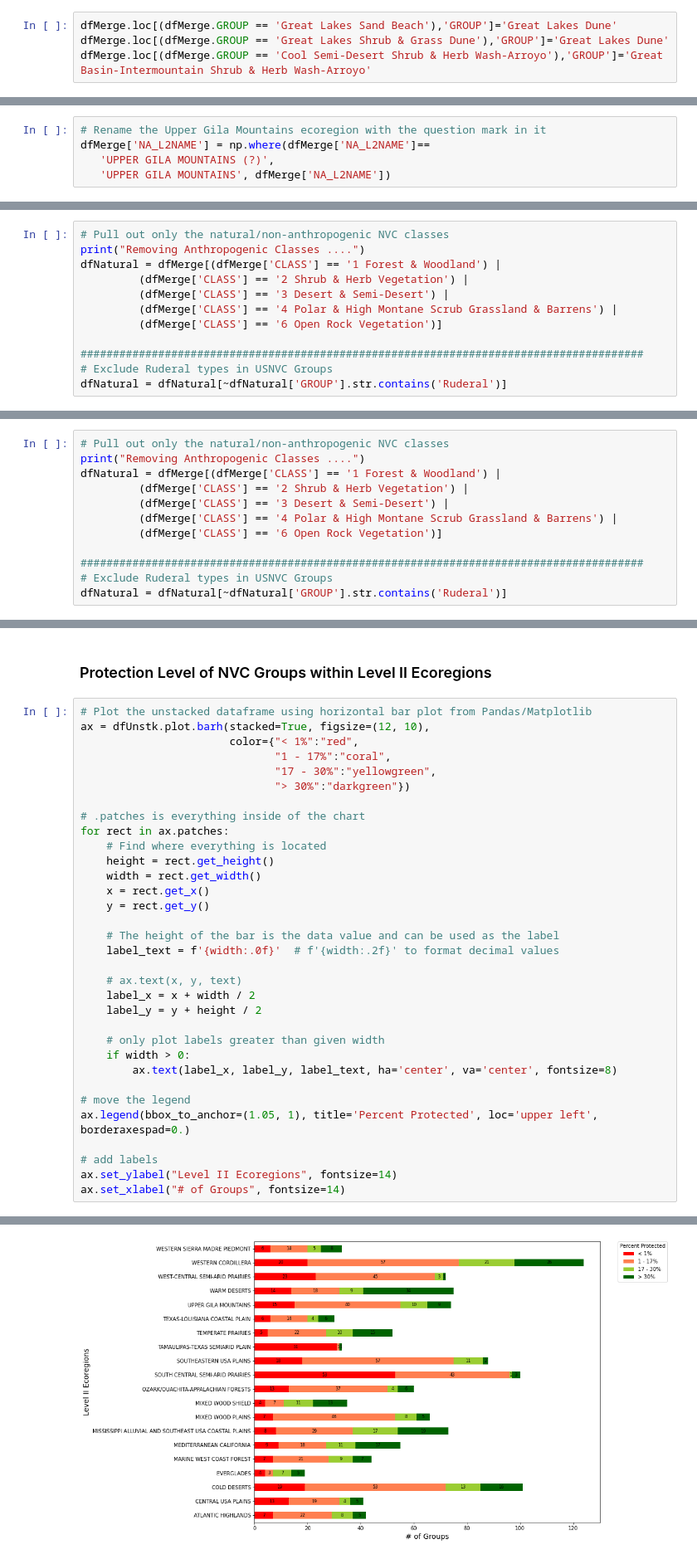
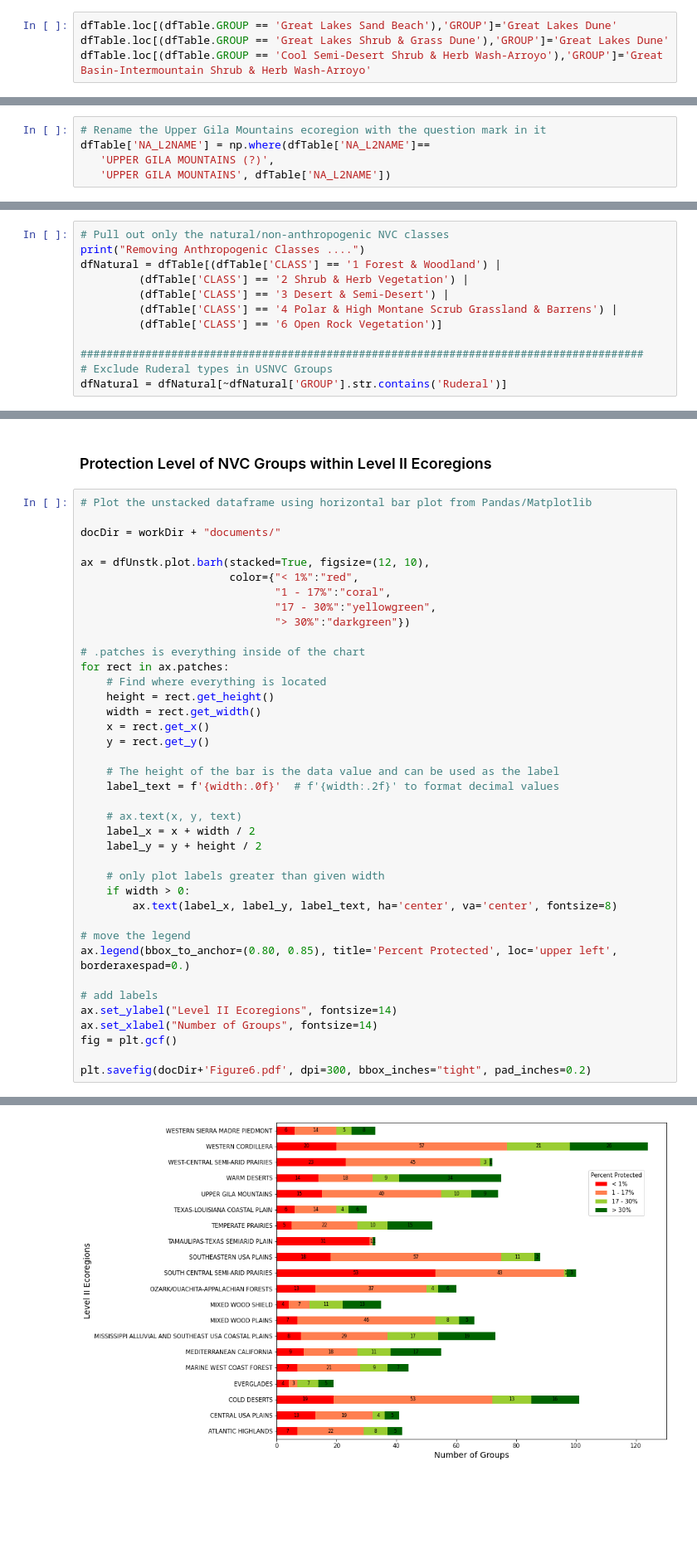
Before and after one commit to mjrubino/USNVC-Analyes, a Jupyter notebook: USNVC Protection Analyses v3.ipynb, the cells around one changed output, grey strips where cells are left out. Shown at 83% size. Saved outputs shown, nothing was run; the diff lists cells and outputs as text; blank space fills up the shorter version.

```diff
--- a/USNVC Protection Analyses v3.ipynb
+++ b/USNVC Protection Analyses v3.ipynb
@@ -200,9 +180,9 @@ dfMerge
 * Great Lakes Sand Beach and Great Lakes Shrub & Grass Dune become ==> Great Lakes Dune
 * Cool Semi-Desert Shrub & Herb Wash-Arroyo becomes ==> Great Basin-Intermountain Shrub & Herb Wash-Arroyo
 # %%
-dfMerge.loc[(dfMerge.GROUP == 'Great Lakes Sand Beach'),'GROUP']='Great Lakes Dune'
-dfMerge.loc[(dfMerge.GROUP == 'Great Lakes Shrub & Grass Dune'),'GROUP']='Great Lakes Dune'
-dfMerge.loc[(dfMerge.GROUP == 'Cool Semi-Desert Shrub & Herb Wash-Arroyo'),'GROUP']='Great Basin-Intermountain Shrub & Herb Wash-Arroyo'
+dfTable.loc[(dfTable.GROUP == 'Great Lakes Sand Beach'),'GROUP']='Great Lakes Dune'
+dfTable.loc[(dfTable.GROUP == 'Great Lakes Shrub & Grass Dune'),'GROUP']='Great Lakes Dune'
+dfTable.loc[(dfTable.GROUP == 'Cool Semi-Desert Shrub & Herb Wash-Arroyo'),'GROUP']='Great Basin-Intermountain Shrub & Herb Wash-Arroyo'
 # %% [markdown]
 ### ******* Management Summary ******* <a name="code61"></a>
 ---
@@ -894,6 +903,6 @@ df.to_csv(dataDir+"GroupPercentProtected.csv")
 ##### Begin by manipulating the dataframe of the raster table and the CSV table
 # %%
 # Rename the Upper Gila Mountains ecoregion with the question mark in it
-dfMerge['NA_L2NAME'] = np.where(dfMerge['NA_L2NAME']==
+dfTable['NA_L2NAME'] = np.where(dfTable['NA_L2NAME']==
    'UPPER GILA MOUNTAINS (?)',
-   'UPPER GILA MOUNTAINS', dfMerge['NA_L2NAME'])
+   'UPPER GILA MOUNTAINS', dfTable['NA_L2NAME'])
@@ -920,11 +909,11 @@ classnames
 # %%
 # Pull out only the natural/non-anthropogenic NVC classes
 print("Removing Anthropogenic Classes ....")
-dfNatural = dfMerge[(dfMerge['CLASS'] == '1 Forest & Woodland') |
-         (dfMerge['CLASS'] == '2 Shrub & Herb Vegetation') |
-         (dfMerge['CLASS'] == '3 Desert & Semi-Desert') |
-         (dfMerge['CLASS'] == '4 Polar & High Montane Scrub Grassland & Barrens') |
-         (dfMerge['CLASS'] == '6 Open Rock Vegetation')]
+dfNatural = dfTable[(dfTable['CLASS'] == '1 Forest & Woodland') |
+         (dfTable['CLASS'] == '2 Shrub & Herb Vegetation') |
+         (dfTable['CLASS'] == '3 Desert & Semi-Desert') |
+         (dfTable['CLASS'] == '4 Polar & High Montane Scrub Grassland & Barrens') |
+         (dfTable['CLASS'] == '6 Open Rock Vegetation')]
 
 #######################################################################################
 # Exclude Ruderal types in USNVC Groups
@@ -1126,12 +922,0 @@ dfMerge['NA_L2NAME'] = np.where(dfMerge['NA_L2NAME']==
-# %%
-# Pull out only the natural/non-anthropogenic NVC classes
-print("Removing Anthropogenic Classes ....")
-dfNatural = dfMerge[(dfMerge['CLASS'] == '1 Forest & Woodland') |
-         (dfMerge['CLASS'] == '2 Shrub & Herb Vegetation') |
-         (dfMerge['CLASS'] == '3 Desert & Semi-Desert') |
-         (dfMerge['CLASS'] == '4 Polar & High Montane Scrub Grassland & Barrens') |
-         (dfMerge['CLASS'] == '6 Open Rock Vegetation')]
-
-#######################################################################################
-# Exclude Ruderal types in USNVC Groups
-dfNatural = dfNatural[~dfNatural['GROUP'].str.contains('Ruderal')]
@@ -1285,6 +1068,9 @@ dfUnstk
 ### Protection Level of NVC Groups within Level II Ecoregions <a name="groupchart"></a>
 # %%
 # Plot the unstacked dataframe using horizontal bar plot from Pandas/Matplotlib
+
+docDir = workDir + "documents/"
+
 ax = dfUnstk.plot.barh(stacked=True, figsize=(12, 10),
                        color={"< 1%":"red",
                               "1 - 17%":"coral",
@@ -1311,9 +1097,12 @@ for rect in ax.patches:
         ax.text(label_x, label_y, label_text, ha='center', va='center', fontsize=8)
 
 # move the legend
-ax.legend(bbox_to_anchor=(1.05, 1), title='Percent Protected', loc='upper left', borderaxespad=0.)
+ax.legend(bbox_to_anchor=(0.80, 0.85), title='Percent Protected', loc='upper left', borderaxespad=0.)
 
 # add labels
 ax.set_ylabel("Level II Ecoregions", fontsize=14)
-ax.set_xlabel("# of Groups", fontsize=14)
+ax.set_xlabel("Number of Groups", fontsize=14)
+fig = plt.gcf()
+
+plt.savefig(docDir+'Figure6.pdf', dpi=300, bbox_inches="tight", pad_inches=0.2)
 # %% [output]
@@ -1321,2 +1109,2 @@ Text(0.5, 0, '# of Groups')
-[figure, old version]
+[figure, new version]
 # %% [markdown]
```
Also changed, not shown: parts of 38 cells of this notebook, 2 other files.
